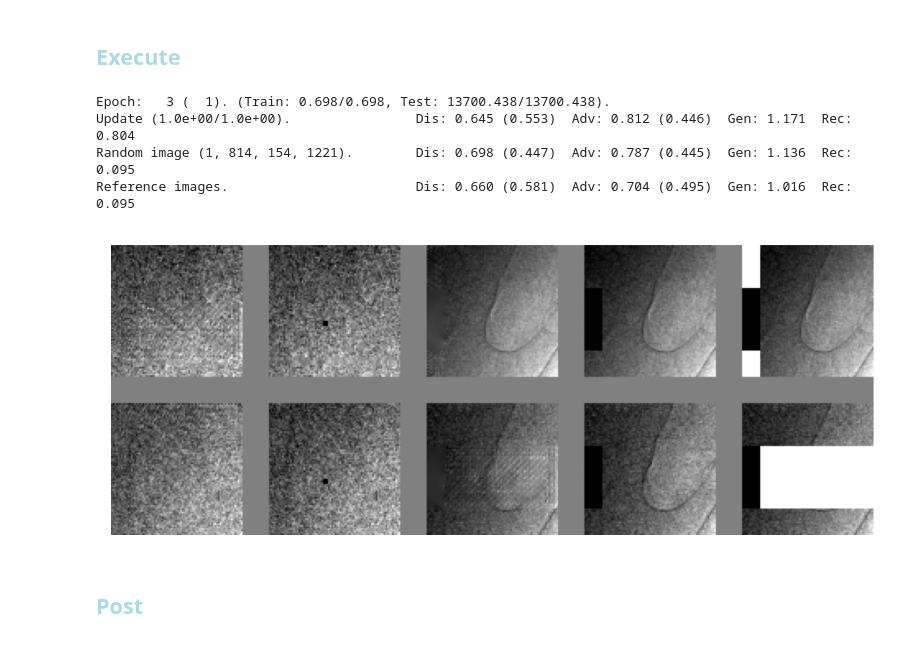
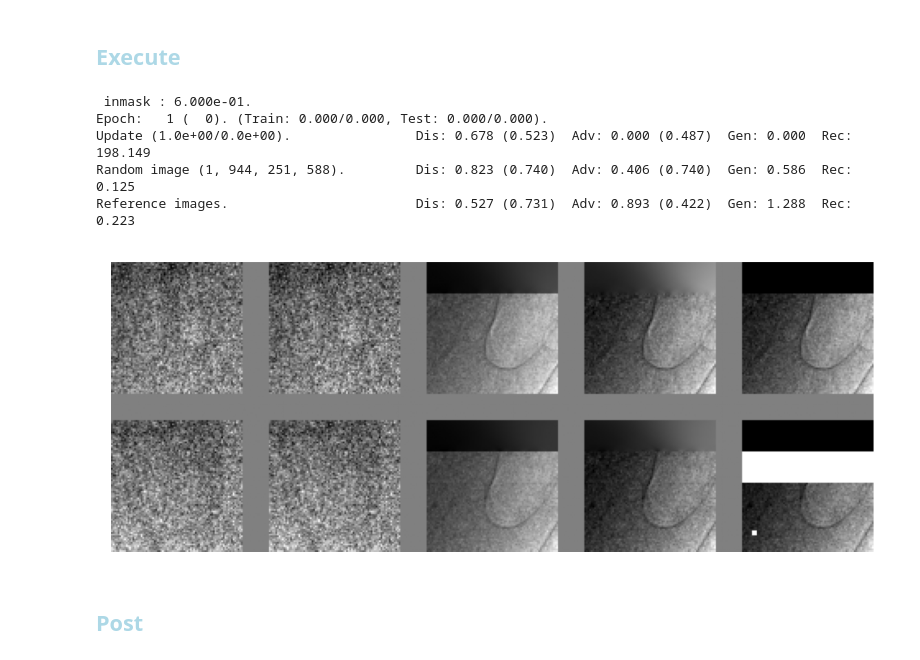
Before and after one commit to antonmx/shiftpatch, a Jupyter notebook: shiftpatch_dj1.ipynb, the cells around one changed output. Drawn from its saved outputs; the diff is of its cells as text; code cells hidden in the pictures.

Commit message:
modified:   shiftpatch_dj0.ipynb 	modified:   shiftpatch_dj1.ipynb 	modified:   shiftpatch_module.py

```diff
--- a/shiftpatch_dj1.ipynb
+++ b/shiftpatch_dj1.ipynb
@@ -30,7 +30,7 @@ sg.TCfg = sg.TCfgClass(
      exec = 1
     ,nofEpochs = None
     ,latentDim = 64
-    ,batchSize = 2**10
+    ,batchSize = 2**6
     ,batchSplit = 2**0
     ,loaderWorkers = 16
     ,labelSmoothFac = 0.1 # For Fake labels (or set to 0.0 for no smoothing).
@@ -190,7 +190,7 @@ class Discriminator(torch.nn.Module):
         self.discIMG = DiscriminatorIMG()
         self.discFFT = DiscriminatorFFT()
         self.IMG_FFT = 0.5
-        #sg.load_model(self, model_path="/mnt/bctpro.data/anton/shiftpatch/dis_i.pt" )
+        sg.load_model(self, model_path="prime_1_dis.pt" )
     def forward(self, images):
         if images.dim() == 3:
             images = images.unsqueeze(1)
@@ -283,10 +283,11 @@ sg.freeGPUmem()
 
 #sg.minRecTest, sg.minRecTrain = 1, 1
 sg.ADV_DIF = 1
-sg.trainCyclesGen = 1
+sg.trainCyclesGen = 0
 sg.trainCyclesDis = 1
-sg.discriminator.IMG_FFT = 1
-#sg.skipThreshold = 0
+sg.generator.inmask = 8e-1
+#sg.discriminator.IMG_FFT = 1
+sg.skipThreshold = 0
 
 def adjustScheduler(scheduler, iniLr, target) :
     if scheduler is None :
@@ -295,45 +296,51 @@ def adjustScheduler(scheduler, iniLr, target) :
     curLR = scheduler.get_last_lr()[0] / iniLr
     if gamma < 1 and curLR > target \
     or gamma > 1 and curLR < target :
         scheduler.step()
     return f"LR : {curLR:.2e}. "
 
-
-def my_beforeReport(_) :
+import os
+def my_beforeReport(sglocals) :
+    #if abs(sglocals['updAcc'].predReal - sglocals['updAcc'].predFake) > 0.1 and \
+    #not os.path.isfile("prime_1_dis.pt") :
+    #    sg.saveModels("prime_1")
+    #    #sg.trainCyclesGen = 1
+    #return
     message = ""
+    message += f" inmask : {sg.generator.inmask:.3e}."
+    sg.generator.inmask = min(1, sg.generator.inmask+0.001)
     #message += "G" + adjustScheduler(sg.scheduler_G, sg.TCfg.learningRateG, 0.1)
     #message += "D" + adjustScheduler(sg.scheduler_D, sg.TCfg.learningRateD, 0.1)
-    message += f" ADV/DIF : {sg.ADV_DIF:.3e}."
-    sg.ADV_DIF = max(2e-6, sg.ADV_DIF-1e-8)
+    #message += f" ADV/DIF : {sg.ADV_DIF:.3e}."
+    #sg.ADV_DIF = max(2e-6, sg.ADV_DIF-1e-8)
 #    message += f" Ampl : {sg.generator.amplitude:.3f}."
 #    sg.generator.amplitude = min(1, sg.generator.amplitude * (1+5e-3) )
     with open(f"message_{sg.TCfg.exec}.txt", 'a') as file:
         file.write(message + "\n")
     print(message)
     return
-#sg.beforeReport = my_beforeReport
+sg.beforeReport = my_beforeReport
 
 #sg.TCfg.loaderWorkers = 0 # for debug single threaded
 try :
     sg.train(savedCheckPoint)
 except :
     #del sg.dataLoader
     #del sg.testLoaderrelo
     sg.freeGPUmem()
     1/10 # to release Jupyuter memory in the next step
     sg.epoch -= 1
     raise
 
 # from scratch
 # ADV_DIFF = 1, IMG_FFT = 1
-# LR 1 => 0.1 (e3)
-# Batch 2**8 => 2**10 (e4)
 # %% [output]
-Epoch:   3 (  1). (Train: 0.698/0.698, Test: 13700.438/13700.438).
-Update (1.0e+00/1.0e+00).                Dis: 0.645 (0.553)  Adv: 0.812 (0.446)  Gen: 1.171  Rec: 0.804
-Random image (1, 814, 154, 1221).        Dis: 0.698 (0.447)  Adv: 0.787 (0.445)  Gen: 1.136  Rec: 0.095
-Reference images.                        Dis: 0.660 (0.581)  Adv: 0.704 (0.495)  Gen: 1.016  Rec: 0.095
+ inmask : 6.000e-01.
+Epoch:   1 (  0). (Train: 0.000/0.000, Test: 0.000/0.000).
+Update (1.0e+00/0.0e+00).                Dis: 0.678 (0.523)  Adv: 0.000 (0.487)  Gen: 0.000  Rec: 198.149
+Random image (1, 944, 251, 588).         Dis: 0.823 (0.740)  Adv: 0.406 (0.740)  Gen: 0.586  Rec: 0.125
+Reference images.                        Dis: 0.527 (0.731)  Adv: 0.893 (0.422)  Gen: 1.288  Rec: 0.223
-[figure, old version]
+[figure, new version]
 # %% [markdown]
 ## <font style="color:lightblue">Post</font>
 # %%
```
Also changed, not shown: parts of 3 cells of this notebook, 2 other files.
